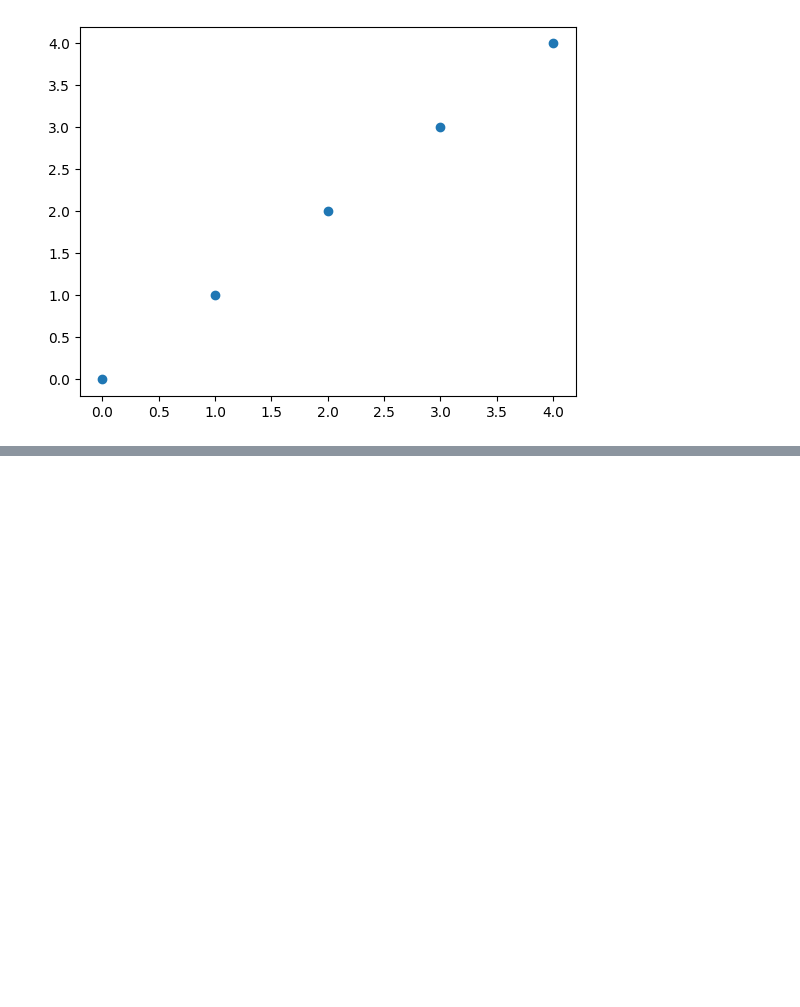
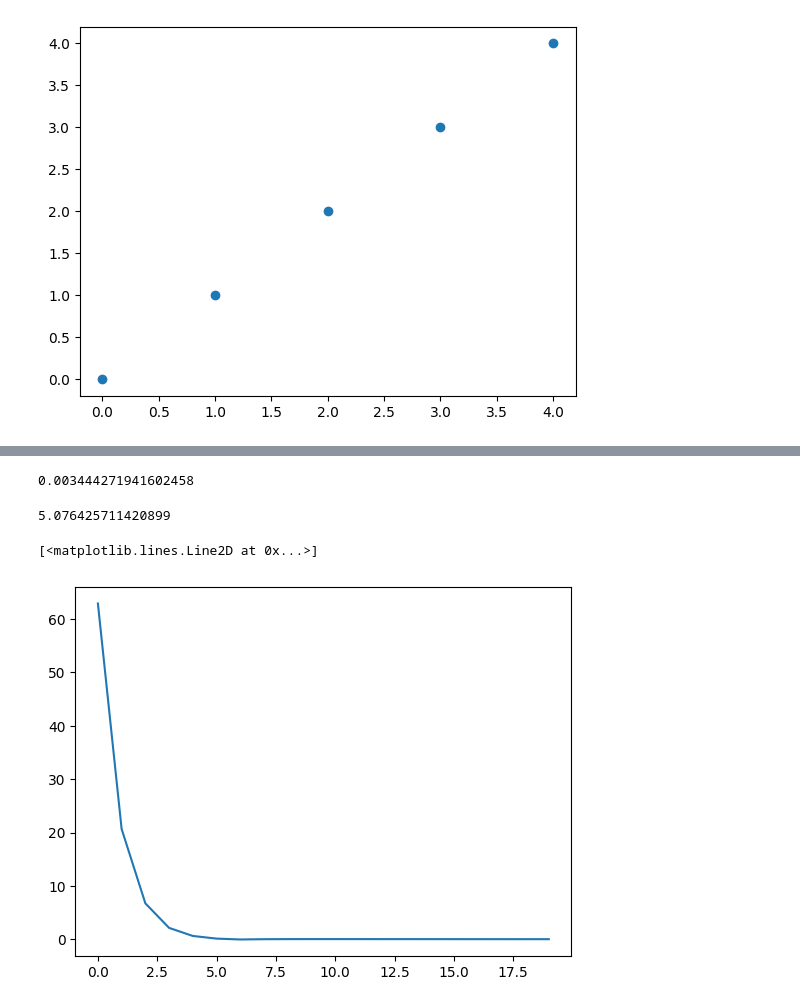
Before and after one commit to Dexduo/Inteligencia-Artificial, a Jupyter notebook: Regressao_Linear/regressao_linear.ipynb, the cells around one changed output, grey strips where cells are left out. Drawn from its saved outputs; the diff is of its cells as text; code cells hidden in the pictures; blank space fills up the shorter version.

```diff
--- a/Regressao_Linear/regressao_linear.ipynb
+++ b/Regressao_Linear/regressao_linear.ipynb
@@ -57,0 +61,14 @@ plt.plot(x, hipotese(ws[0], ws[1], x))
+# %%
+MSE(ws[0], ws[1], x, y)
+# %% [output]
+0.003444271941602458
+# %%
+hipotese(ws[0], ws[1], 5)
+# %% [output]
+5.076425711420899
+# %%
+custo = np.array(custo)
+plt.plot([i for i in range(20)], np.sqrt(custo**2))
+# %% [output]
+[<matplotlib.lines.Line2D at 0x...>]
+[figure, added]
```
Also changed, not shown: parts of 7 cells of this notebook.
